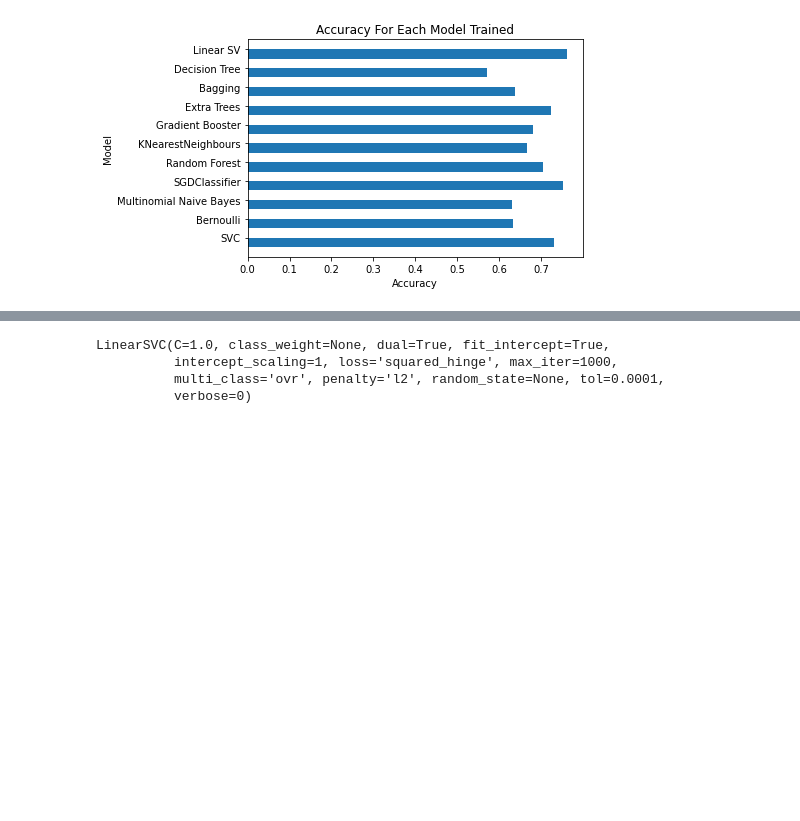
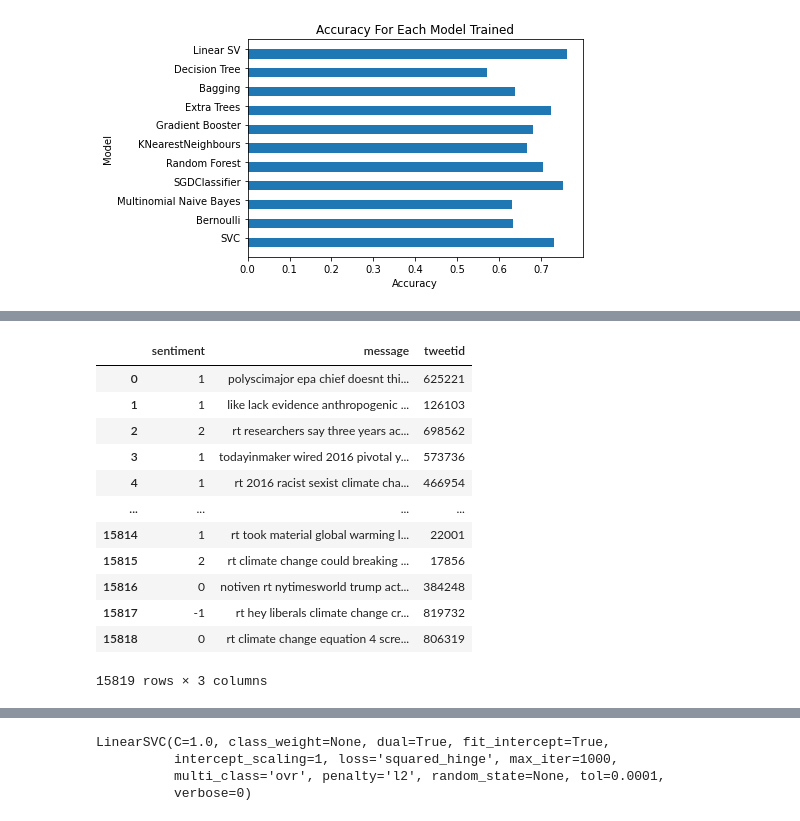
Before and after one commit to Stephane-Masamba/Team_4_CPT_ML-Classification, a Jupyter notebook: Copy_of_Mikael_Daniels_Classification2.ipynb, the cells around one changed output, grey strips where cells are left out. Drawn from its saved outputs; the diff is of its cells as text; code cells hidden in the pictures; blank space fills up the shorter version.

```diff
--- a/Copy_of_Mikael_Daniels_Classification2.ipynb
+++ b/Copy_of_Mikael_Daniels_Classification2.ipynb
@@ -338,0 +429,30 @@ accuracy(gs_clf)
+# %%
+my_stop_words = stopwords.words('english')
+my_stop_words.append('LINK')
+my_stop_words.append('USER_REF')
+
+train_index = 0
+
+for tweet in train['message']:
+  tweet = word_tokenize(tweet)
+  tweet = [word for word in tweet if not word in my_stop_words]
+  tweet = ' '.join(tweet)
+
+  train.loc[train_index, 'message'] = tweet
+  train_index += 1
+# %%
+train
+# %% [output]
+|  | sentiment | message | tweetid |
+| 0 | 1 | polyscimajor epa chief doesnt thi... | 625221 |
+| 1 | 1 | like lack evidence anthropogenic ... | 126103 |
+| 2 | 2 | rt researchers say three years ac... | 698562 |
+| 3 | 1 | todayinmaker wired 2016 pivotal y... | 573736 |
+| 4 | 1 | rt 2016 racist sexist climate cha... | 466954 |
+| ... | ... | ... | ... |
+| 15814 | 1 | rt took material global warming l... | 22001 |
+| 15815 | 2 | rt climate change could breaking ... | 17856 |
+| 15816 | 0 | notiven rt nytimesworld trump act... | 384248 |
+| 15817 | -1 | rt hey liberals climate change cr... | 819732 |
+| 15818 | 0 | rt climate change equation 4 scre... | 806319 |
+15819 rows × 3 columns
```
Also changed, not shown: parts of 48 cells of this notebook.
